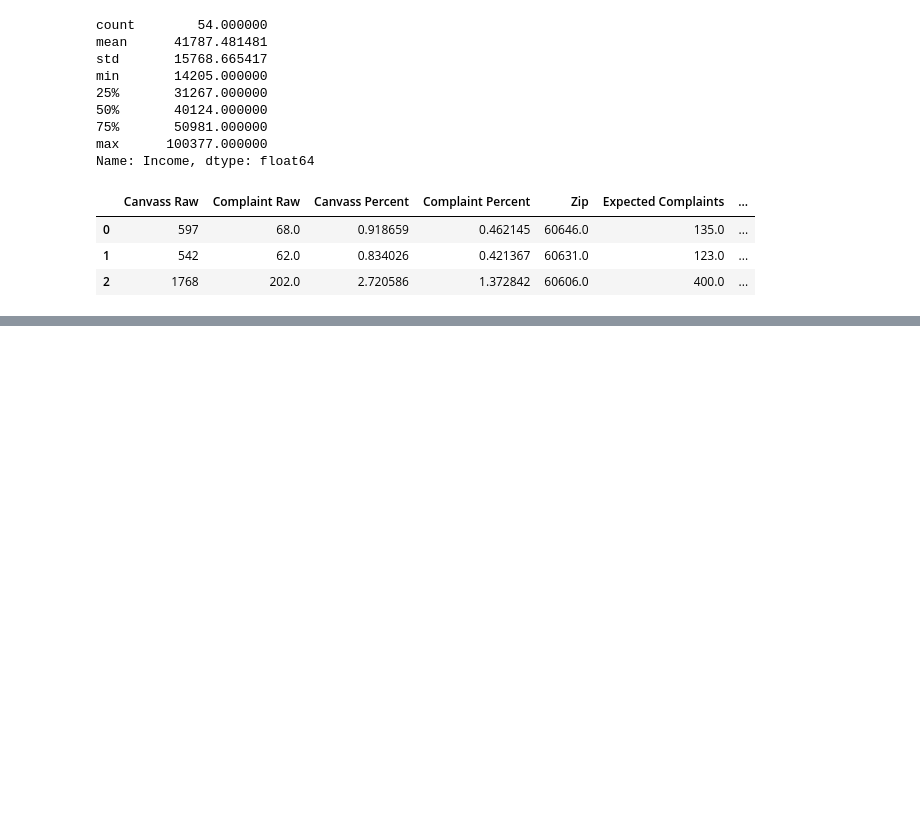
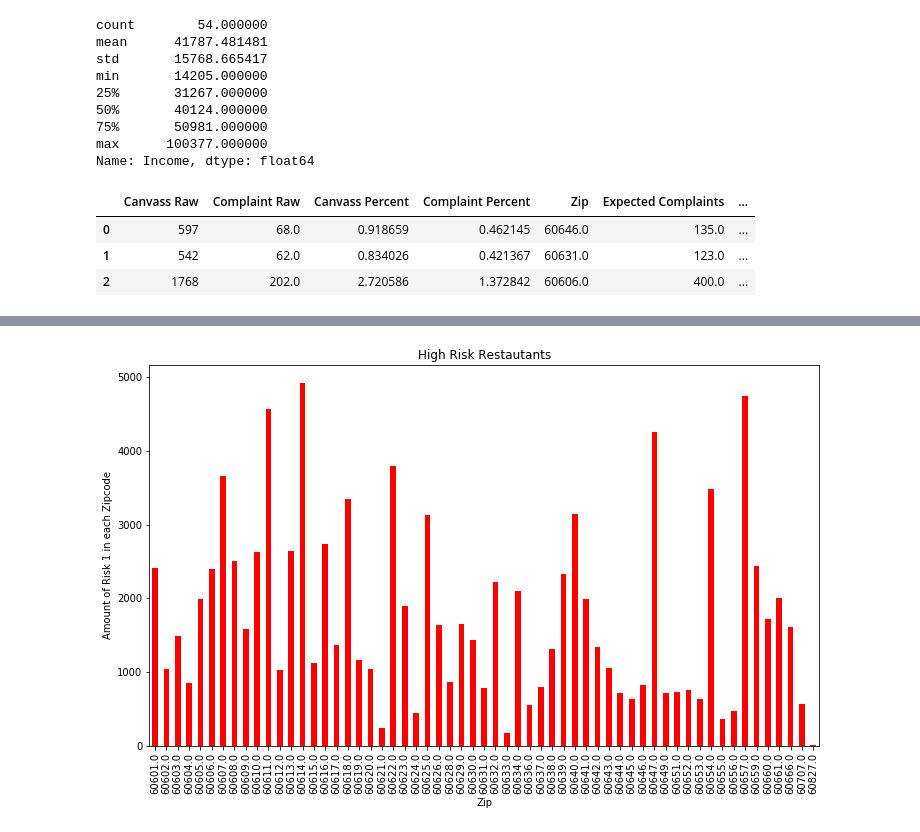
Before and after one commit to kynanl/K.I.K-Project-1, a Jupyter notebook: K.I.K_Group_Project.ipynb, the cells around one changed output, grey strips where cells are left out. Saved outputs shown, nothing was run; the diff lists cells and outputs as text; code cells hidden in the pictures; blank space fills up the shorter version.

```diff
--- a/K.I.K_Group_Project.ipynb
+++ b/K.I.K_Group_Project.ipynb
@@ -642,0 +654,4 @@ plt.savefig("Language vs. Complaints.png")
+# %%
+#Restaurants with Risk 1 violations
+zip_df = clean_data.loc[clean_data["Risk"] == 'Risk 1 (High)']
+zip_df
@@ -642,0 +694,4 @@ plt.savefig("Language vs. Complaints.png")
+# %%
+#Number of High Risk Restaurants by Zip code
+count_of_risk = zip_df.groupby(["Zip"]).count()["Location"]
+count_of_risk
@@ -642,0 +793,15 @@ plt.savefig("Language vs. Complaints.png")
+# %%
+#Bargrapgh that displays all risk one restaurants by zip code
+count_of_risk.plot(kind="bar", color="red", figsize=(12,7))
+
+#Last, we set chart title and axis labels
+plt.title("High Risk Restautants")
+plt.xlabel("Zip")
+plt.ylabel("Amount of Risk 1 in each Zipcode")
+
+#show chart and set layout
+
+plt.savefig("Bar.png")
+plt.show()
+# %% [output]
+[figure, added]
```
Also changed, not shown: parts of 30 cells of this notebook.
